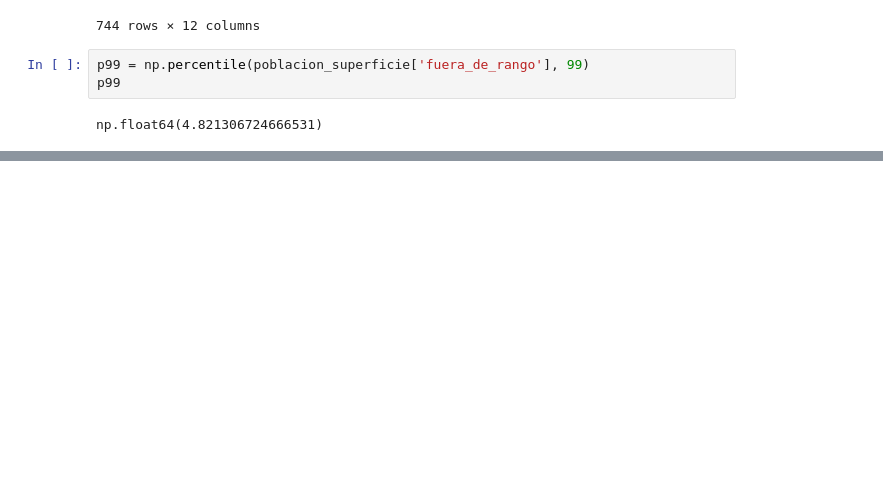
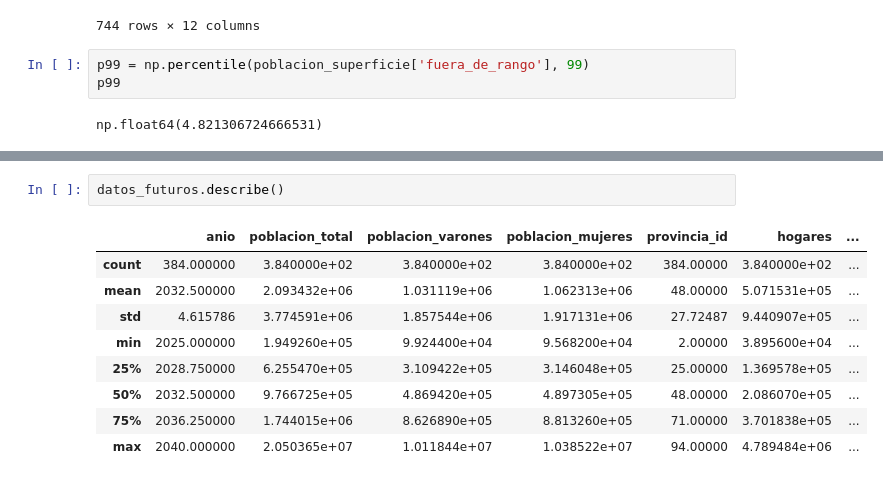
Before and after one commit to yanetcoronelok/api2_coronel_yanet, a Jupyter notebook: api2_coronel_yanet.ipynb, the cells around one changed output, grey strips where cells are left out. Cells and saved outputs as stored; diff of their text form; blank space fills up the shorter version.

```diff
--- a/api2_coronel_yanet.ipynb
+++ b/api2_coronel_yanet.ipynb
@@ -259,0 +310,12 @@ np.float64(4.821306724666531)
+# %%
+datos_futuros.describe()
+# %% [output]
+|  | anio | poblacion_total | poblacion_varones | poblacion_mujeres | provincia_id | hogares | ... |
+| count | 384.000000 | 3.840000e+02 | 3.840000e+02 | 3.840000e+02 | 384.00000 | 3.840000e+02 | ... |
+| mean | 2032.500000 | 2.093432e+06 | 1.031119e+06 | 1.062313e+06 | 48.00000 | 5.071531e+05 | ... |
+| std | 4.615786 | 3.774591e+06 | 1.857544e+06 | 1.917131e+06 | 27.72487 | 9.440907e+05 | ... |
+| min | 2025.000000 | 1.949260e+05 | 9.924400e+04 | 9.568200e+04 | 2.00000 | 3.895600e+04 | ... |
+| 25% | 2028.750000 | 6.255470e+05 | 3.109422e+05 | 3.146048e+05 | 25.00000 | 1.369578e+05 | ... |
+| 50% | 2032.500000 | 9.766725e+05 | 4.869420e+05 | 4.897305e+05 | 48.00000 | 2.086070e+05 | ... |
+| 75% | 2036.250000 | 1.744015e+06 | 8.626890e+05 | 8.813260e+05 | 71.00000 | 3.701838e+05 | ... |
+| max | 2040.000000 | 2.050365e+07 | 1.011844e+07 | 1.038522e+07 | 94.00000 | 4.789484e+06 | ... |
```
Also changed, not shown: parts of 4 cells of this notebook.
